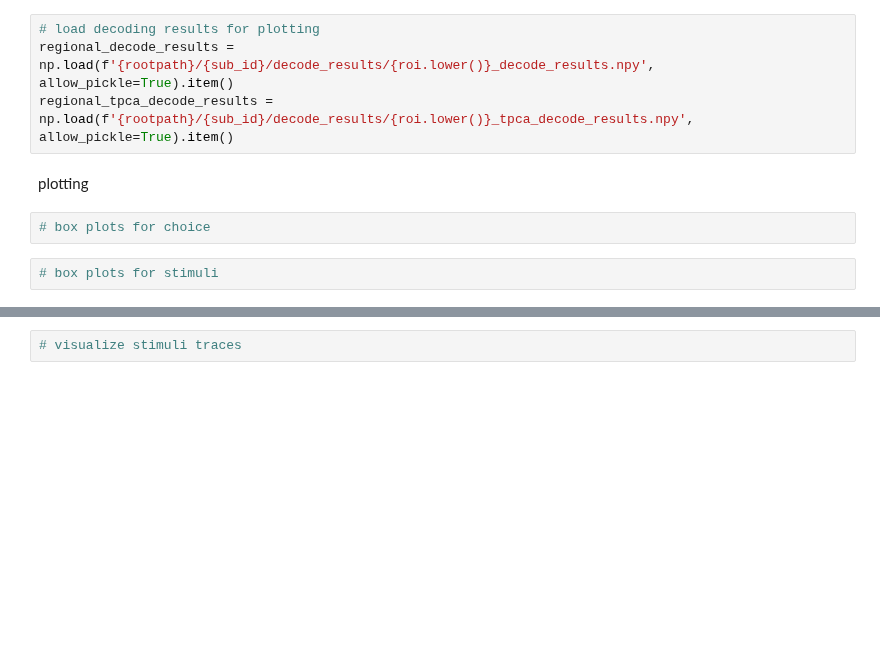
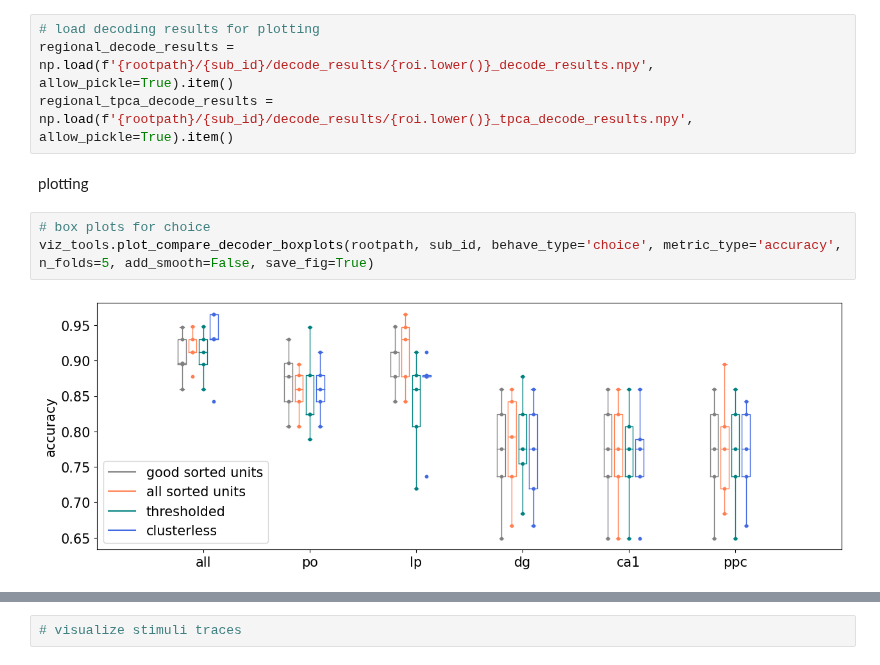
Before and after one commit to yzhang511/density_decoding, a Jupyter notebook: reproduce_decoding_results.ipynb, the cells around one changed output, grey strips where cells are left out. Drawn from its saved outputs; the diff is of its cells as text; blank space fills up the shorter version.

Commit message:
add decoder box plots

```diff
--- a/reproduce_decoding_results.ipynb
+++ b/reproduce_decoding_results.ipynb
@@ -258,5 +258,6 @@ regional_tpca_decode_results = np.load(f'{rootpath}/{sub_id}/decode_results/{roi
 plotting
 # %%
 # box plots for choice
+viz_tools.plot_compare_decoder_boxplots(rootpath, sub_id, behave_type='choice', metric_type='accuracy', n_folds=5, add_smooth=False, save_fig=True)
+# %% [output]
+[figure, added]
-# %%
-# box plots for stimuli
```
Also changed, not shown: parts of 7 cells of this notebook, 1 other file.
